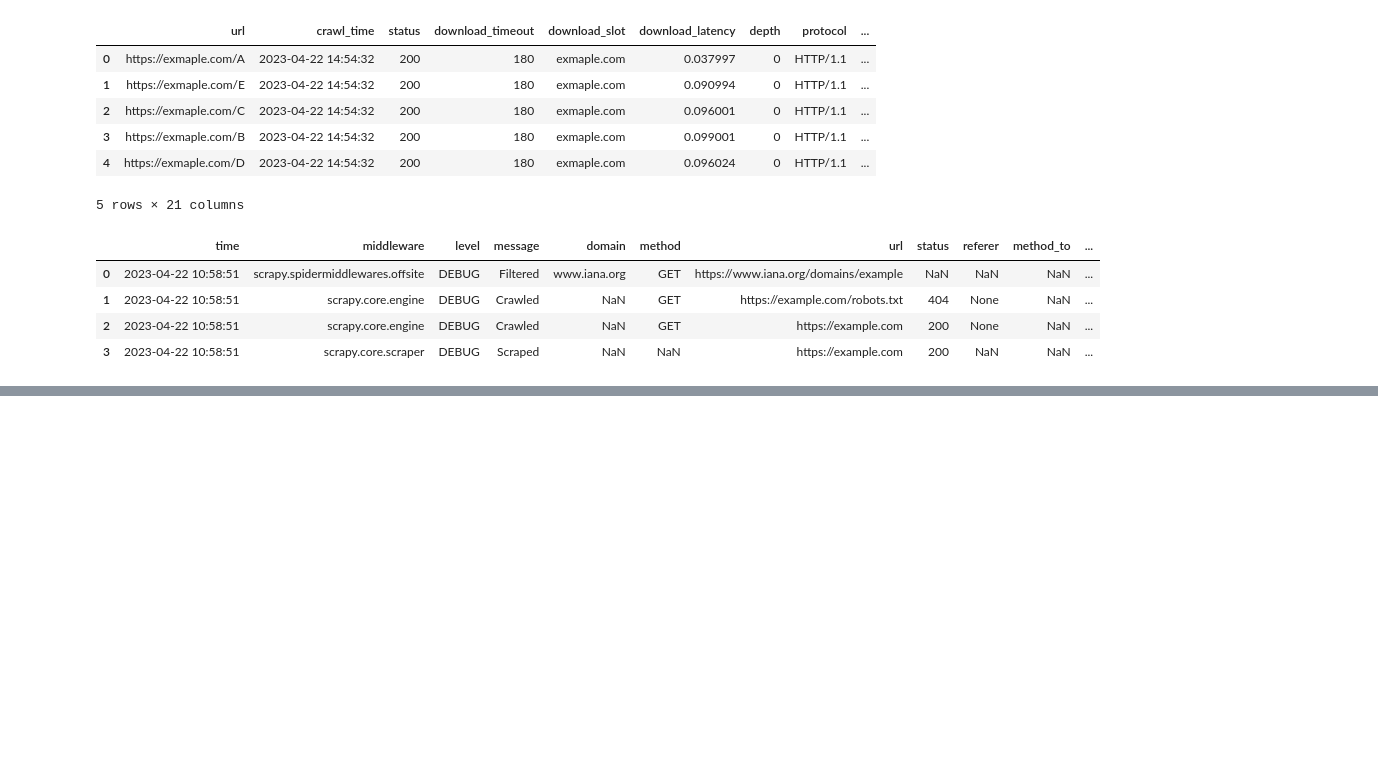
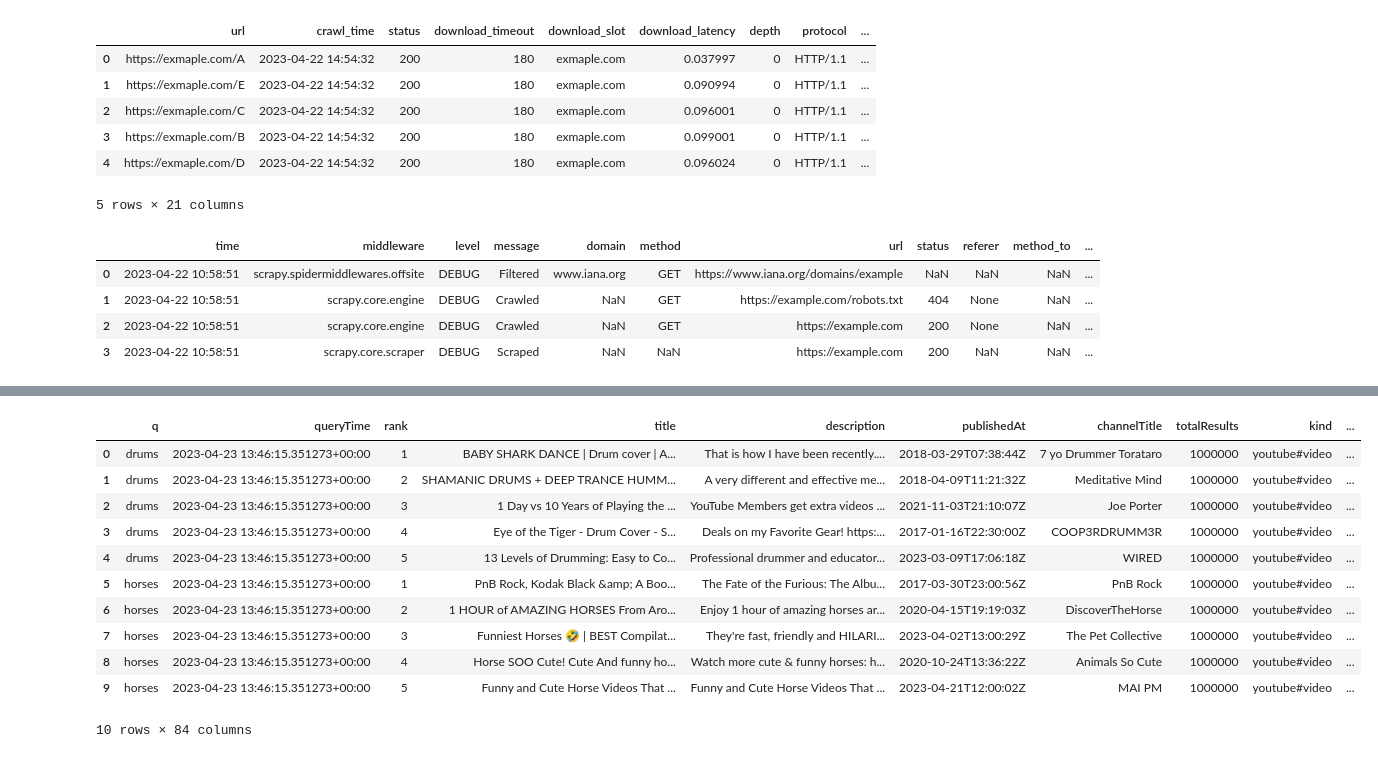
Before and after one commit to georgeyoumansjr/advertools, a Jupyter notebook: useAdvertools/testKeyW.ipynb, the cells around one changed output, grey strips where cells are left out. Saved outputs shown, nothing was run; the diff lists cells and outputs as text; code cells hidden in the pictures; blank space fills up the shorter version.

```diff
--- a/useAdvertools/testKeyW.ipynb
+++ b/useAdvertools/testKeyW.ipynb
@@ -365,0 +431,3 @@ logs_df
+# %%
+serp_res = adv.serp_youtube(q=['drums', 'horses'],
+              key='AIzaSyDAfhTl8ipspvo1c5qbuVf4HT2PBuxymRg')
@@ -365,0 +439,15 @@ logs_df
+# %%
+serp_res
+# %% [output]
+|  | q | queryTime | rank | title | description | publishedAt | channelTitle | totalResults | kind | ... |
+| 0 | drums | 2023-04-23 13:46:15.351273+00:00 | 1 | BABY SHARK DANCE | Drum cover | A... | That is how I have been recently.... | 2018-03-29T07:38:44Z | 7 yo Drummer Torataro | 1000000 | youtube#video | ... |
+| 1 | drums | 2023-04-23 13:46:15.351273+00:00 | 2 | SHAMANIC DRUMS + DEEP TRANCE HUMM... | A very different and effective me... | 2018-04-09T11:21:32Z | Meditative Mind | 1000000 | youtube#video | ... |
+| 2 | drums | 2023-04-23 13:46:15.351273+00:00 | 3 | 1 Day vs 10 Years of Playing the ... | YouTube Members get extra videos ... | 2021-11-03T21:10:07Z | Joe Porter | 1000000 | youtube#video | ... |
+| 3 | drums | 2023-04-23 13:46:15.351273+00:00 | 4 | Eye of the Tiger - Drum Cover - S... | Deals on my Favorite Gear! https:... | 2017-01-16T22:30:00Z | COOP3RDRUMM3R | 1000000 | youtube#video | ... |
+| 4 | drums | 2023-04-23 13:46:15.351273+00:00 | 5 | 13 Levels of Drumming: Easy to Co... | Professional drummer and educator... | 2023-03-09T17:06:18Z | WIRED | 1000000 | youtube#video | ... |
+| 5 | horses | 2023-04-23 13:46:15.351273+00:00 | 1 | PnB Rock, Kodak Black &amp; A Boo... | The Fate of the Furious: The Albu... | 2017-03-30T23:00:56Z | PnB Rock | 1000000 | youtube#video | ... |
+| 6 | horses | 2023-04-23 13:46:15.351273+00:00 | 2 | 1 HOUR of AMAZING HORSES From Aro... | Enjoy 1 hour of amazing horses ar... | 2020-04-15T19:19:03Z | DiscoverTheHorse | 1000000 | youtube#video | ... |
+| 7 | horses | 2023-04-23 13:46:15.351273+00:00 | 3 | Funniest Horses 🤣 | BEST Compilat... | They're fast, friendly and HILARI... | 2023-04-02T13:00:29Z | The Pet Collective | 1000000 | youtube#video | ... |
+| 8 | horses | 2023-04-23 13:46:15.351273+00:00 | 4 | Horse SOO Cute! Cute And funny ho... | Watch more cute & funny horses: h... | 2020-10-24T13:36:22Z | Animals So Cute | 1000000 | youtube#video | ... |
+| 9 | horses | 2023-04-23 13:46:15.351273+00:00 | 5 | Funny and Cute Horse Videos That ... | Funny and Cute Horse Videos That ... | 2023-04-21T12:00:02Z | MAI PM | 1000000 | youtube#video | ... |
+10 rows × 84 columns
```
Also changed, not shown: parts of 29 cells of this notebook, 4 other files.
